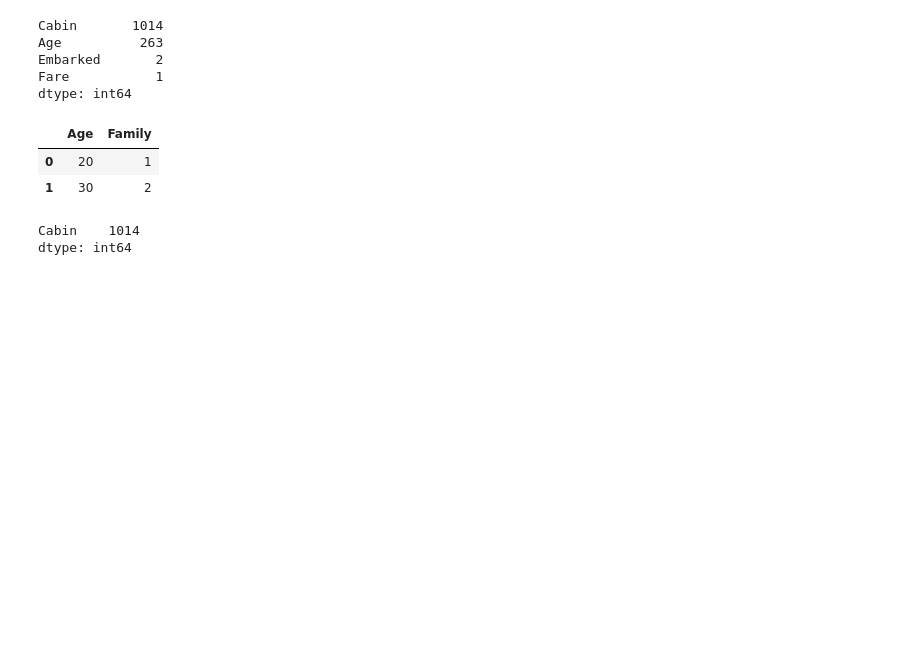
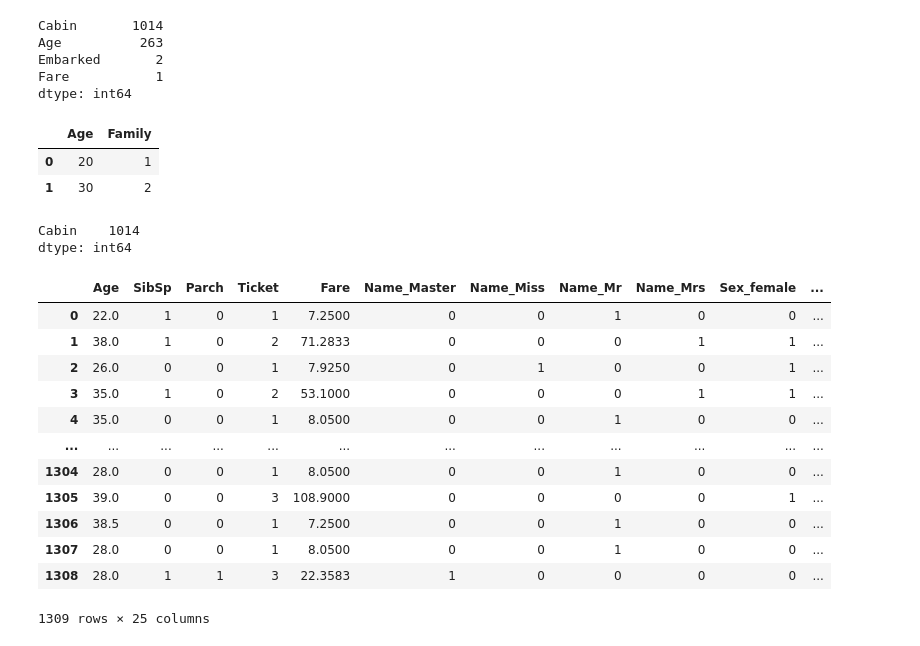
Before and after one commit to Elwing-Chou/ml1206, a Jupyter notebook: titanic.ipynb, the cells around one changed output. Drawn from its saved outputs; the diff is of its cells as text; code cells hidden in the pictures; blank space fills up the shorter version.

```diff
--- a/titanic.ipynb
+++ b/titanic.ipynb
@@ -145,3 +145,30 @@ s[fil].sort_values(ascending=False)
 # %% [output]
 Cabin    1014
 dtype: int64
+# %%
+c = datas["Name"].value_counts()
+reserved = c[c > 50].index
+def nameflow2(mid):
+    if mid in reserved:
+        return mid
+    else:
+        return None
+datas["Name"] = datas["Name"].apply(nameflow2)
+# %%
+datas = pd.get_dummies(datas)
+datas = pd.get_dummies(datas, columns=["Pclass"])
+datas
+# %% [output]
+|  | Age | SibSp | Parch | Ticket | Fare | Name_Master | Name_Miss | Name_Mr | Name_Mrs | Sex_female | ... |
+| 0 | 22.0 | 1 | 0 | 1 | 7.2500 | 0 | 0 | 1 | 0 | 0 | ... |
+| 1 | 38.0 | 1 | 0 | 2 | 71.2833 | 0 | 0 | 0 | 1 | 1 | ... |
+| 2 | 26.0 | 0 | 0 | 1 | 7.9250 | 0 | 1 | 0 | 0 | 1 | ... |
+| 3 | 35.0 | 1 | 0 | 2 | 53.1000 | 0 | 0 | 0 | 1 | 1 | ... |
+| 4 | 35.0 | 0 | 0 | 1 | 8.0500 | 0 | 0 | 1 | 0 | 0 | ... |
+| ... | ... | ... | ... | ... | ... | ... | ... | ... | ... | ... | ... |
+| 1304 | 28.0 | 0 | 0 | 1 | 8.0500 | 0 | 0 | 1 | 0 | 0 | ... |
+| 1305 | 39.0 | 0 | 0 | 3 | 108.9000 | 0 | 0 | 0 | 0 | 1 | ... |
+| 1306 | 38.5 | 0 | 0 | 1 | 7.2500 | 0 | 0 | 1 | 0 | 0 | ... |
+| 1307 | 28.0 | 0 | 0 | 1 | 8.0500 | 0 | 0 | 1 | 0 | 0 | ... |
+| 1308 | 28.0 | 1 | 1 | 3 | 22.3583 | 1 | 0 | 0 | 0 | 0 | ... |
+1309 rows × 25 columns
```
